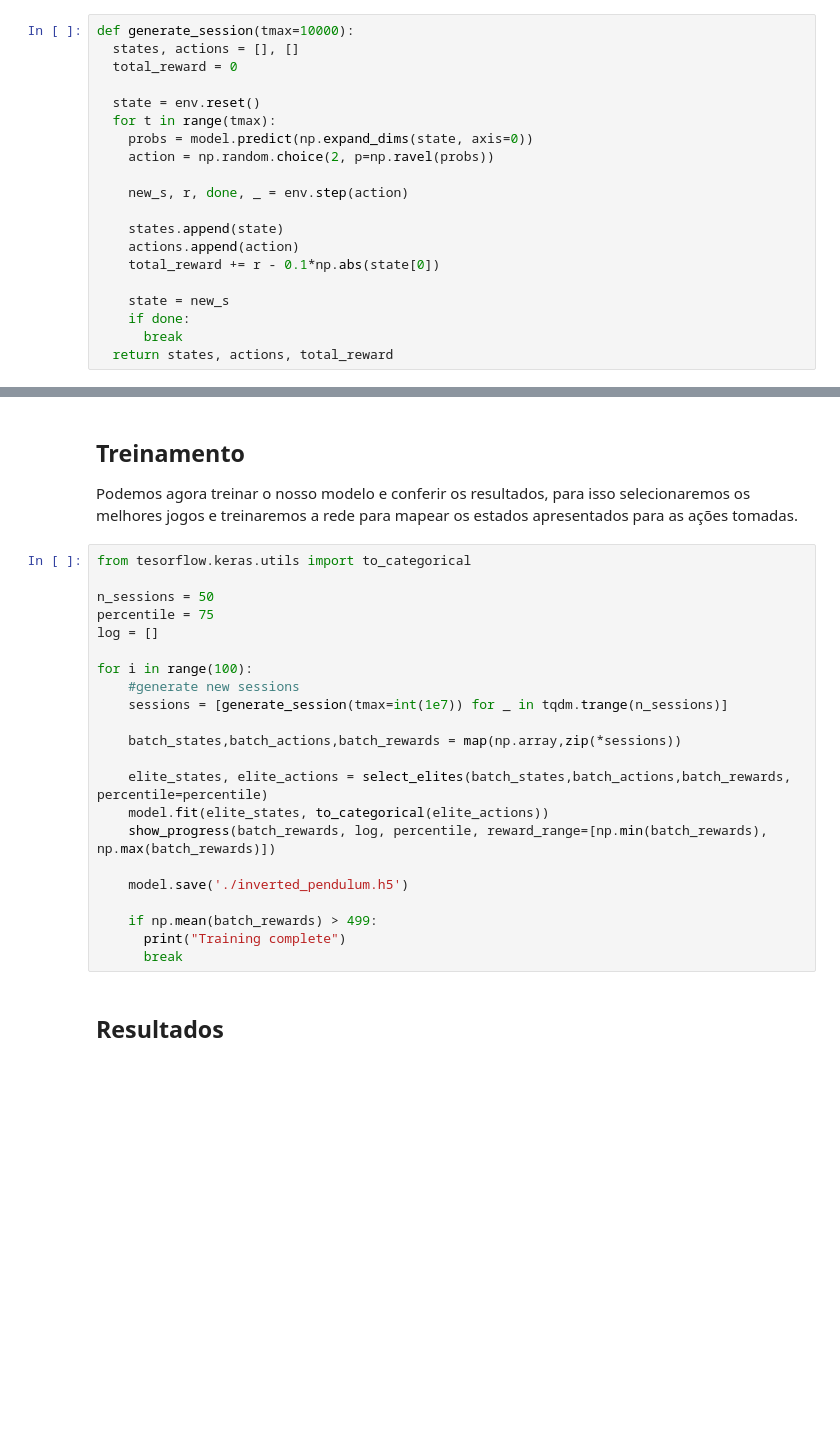
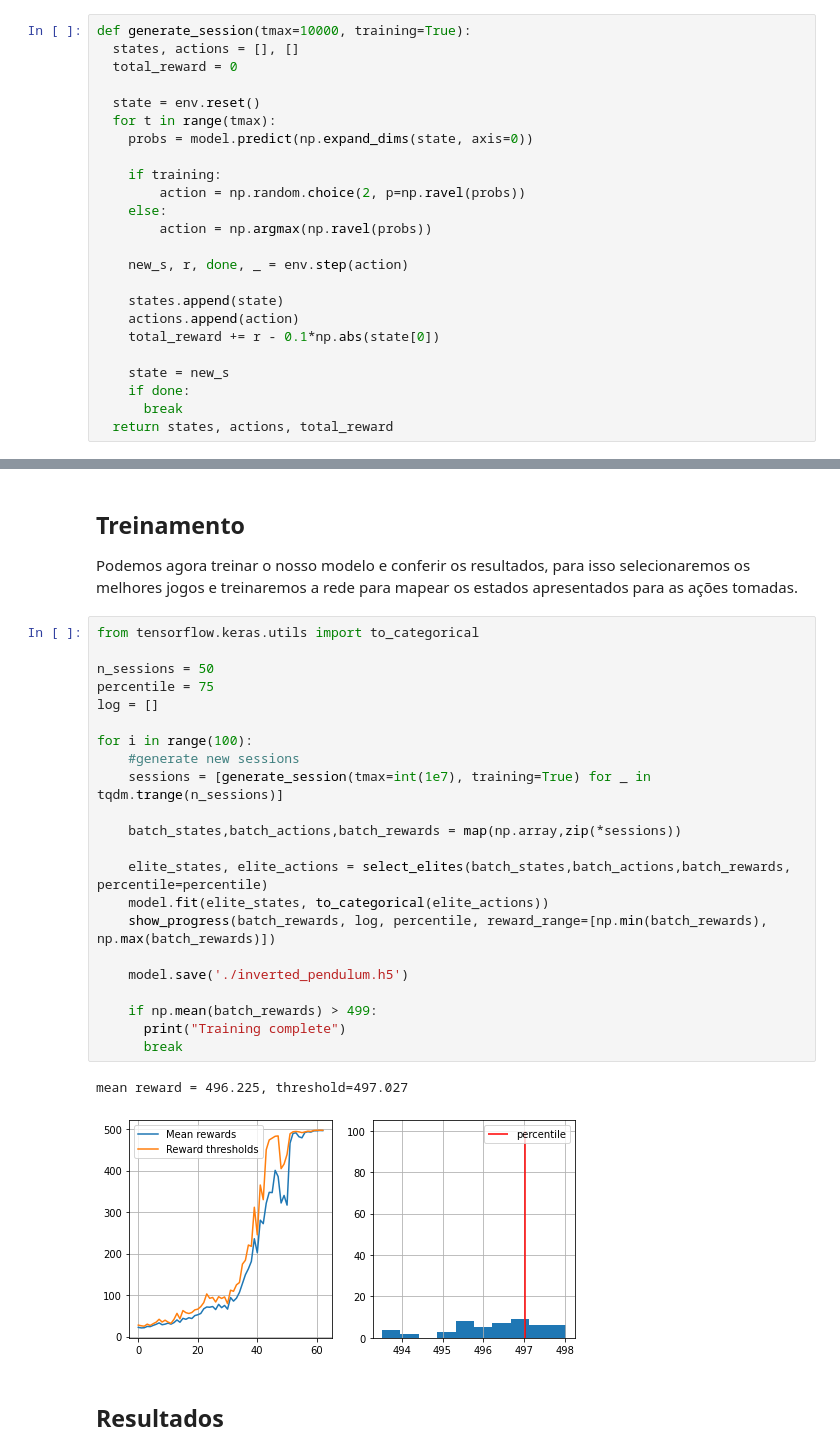
Before and after one commit to JoaoAreias/Artificial-intelligence, a Jupyter notebook: Reinforcement Learning/Reinforcement_Learning_(Cross_entropy).ipynb, the cells around one changed output, grey strips where cells are left out. Drawn from its saved outputs; the diff is of its cells as text; blank space fills up the shorter version.

```diff
--- a/Reinforcement Learning/Reinforcement_Learning_(Cross_entropy).ipynb
+++ b/Reinforcement Learning/Reinforcement_Learning_(Cross_entropy).ipynb
@@ -101,14 +101,18 @@ model = make_model()
 
 Agora podemos simular o ambiente para que possamos treinar a nossa rede neural. Primeiro criamos a função que irá realizar a simulação.
 # %%
-def generate_session(tmax=10000):
+def generate_session(tmax=10000, training=True):
   states, actions = [], []
   total_reward = 0
 
   state = env.reset()
   for t in range(tmax):
     probs = model.predict(np.expand_dims(state, axis=0))
-    action = np.random.choice(2, p=np.ravel(probs))
+
+    if training:
+        action = np.random.choice(2, p=np.ravel(probs))
+    else:
+        action = np.argmax(np.ravel(probs))
 
     new_s, r, done, _ = env.step(action)
 
@@ -165,27 +169,30 @@ def show_progress(batch_rewards, log, percentile, reward_range=[-990,+10]):
 
 Podemos agora treinar o nosso modelo e conferir os resultados, para isso selecionaremos os melhores jogos e treinaremos a rede para mapear os estados apresentados para as ações tomadas.
 # %%
-from tesorflow.keras.utils import to_categorical
+from tensorflow.keras.utils import to_categorical
 
 n_sessions = 50
 percentile = 75
 log = []
 
 for i in range(100):
     #generate new sessions
-    sessions = [generate_session(tmax=int(1e7)) for _ in tqdm.trange(n_sessions)]
+    sessions = [generate_session(tmax=int(1e7), training=True) for _ in tqdm.trange(n_sessions)]
 
     batch_states,batch_actions,batch_rewards = map(np.array,zip(*sessions))
 
     elite_states, elite_actions = select_elites(batch_states,batch_actions,batch_rewards, percentile=percentile)
     model.fit(elite_states, to_categorical(elite_actions))
     show_progress(batch_rewards, log, percentile, reward_range=[np.min(batch_rewards), np.max(batch_rewards)])
 
     model.save('./inverted_pendulum.h5')
 
     if np.mean(batch_rewards) > 499:
       print("Training complete")
       break
+# %% [output]
+mean reward = 496.225, threshold=497.027
+[figure, added]
 # %% [markdown]
 ## Resultados
 # %%
```
Also changed, not shown: parts of 2 cells of this notebook.
